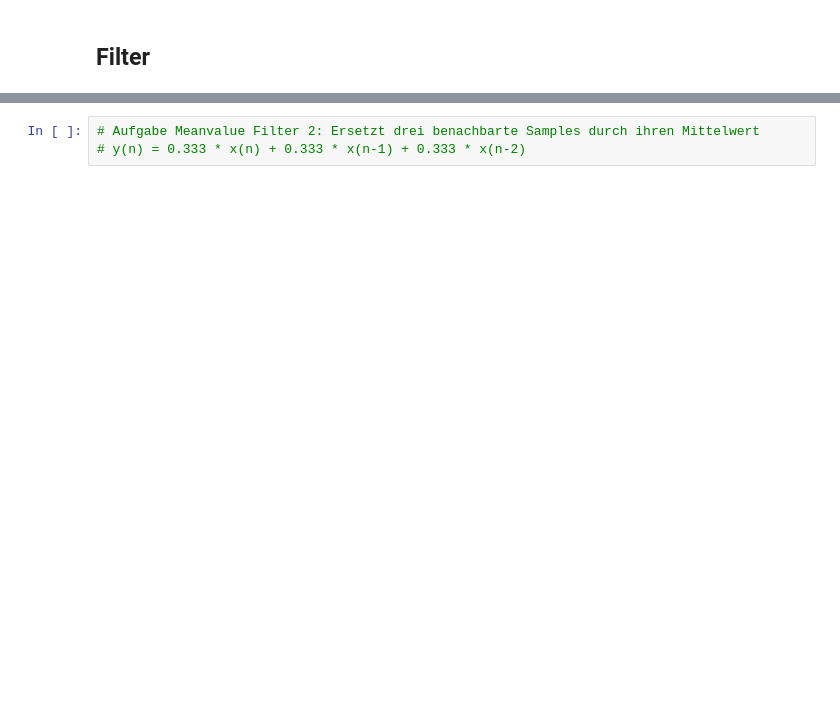
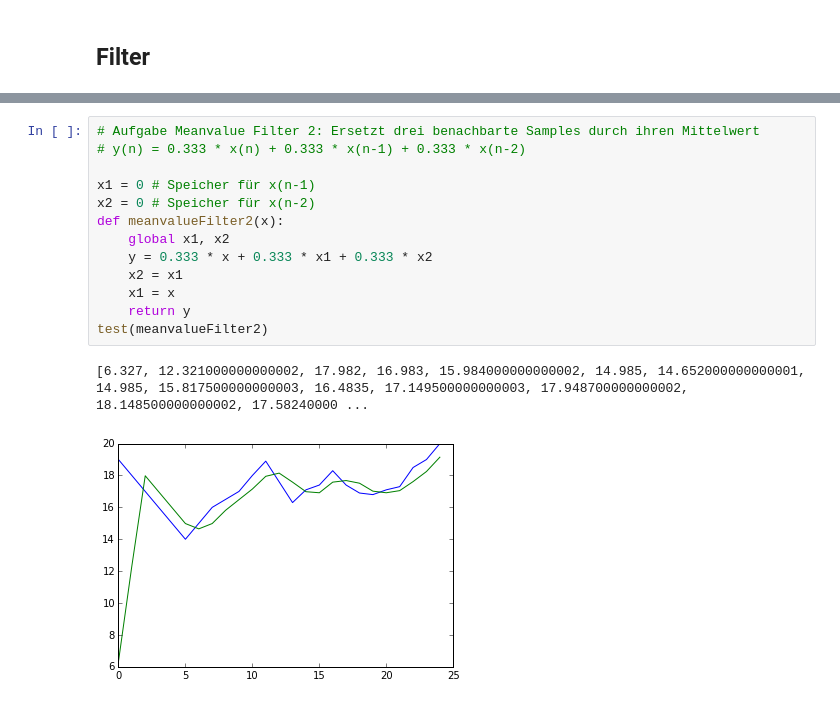
Before and after one commit to tedeler/SS17_ITSMOSY, a Jupyter notebook: mt-algorithmen/filter.ipynb, the cells around one changed output, grey strips where cells are left out. Saved outputs shown, nothing was run; the diff lists cells and outputs as text; blank space fills up the shorter version.

```diff
--- a/mt-algorithmen/filter.ipynb
+++ b/mt-algorithmen/filter.ipynb
@@ -26,5 +35,18 @@ Populating the interactive namespace from numpy and matplotlib
 # %%
 # Aufgabe Meanvalue Filter 2: Ersetzt drei benachbarte Samples durch ihren Mittelwert
 # y(n) = 0.333 * x(n) + 0.333 * x(n-1) + 0.333 * x(n-2)
+
+x1 = 0 # Speicher für x(n-1)
+x2 = 0 # Speicher für x(n-2)
+def meanvalueFilter2(x):
+    global x1, x2
+    y = 0.333 * x + 0.333 * x1 + 0.333 * x2
+    x2 = x1
+    x1 = x
+    return y
+test(meanvalueFilter2)
+# %% [output]
+[6.327, 12.321000000000002, 17.982, 16.983, 15.984000000000002, 14.985, 14.652000000000001, 14.985, 15.817500000000003, 16.4835, 17.149500000000003, 17.948700000000002, 18.148500000000002, 17.58240000 ...
+[figure, added]
 # %%
 # Beispiel Rekursiver Filter erster Ordnung
```
Also changed, not shown: parts of 6 cells of this notebook, 2 other files.
